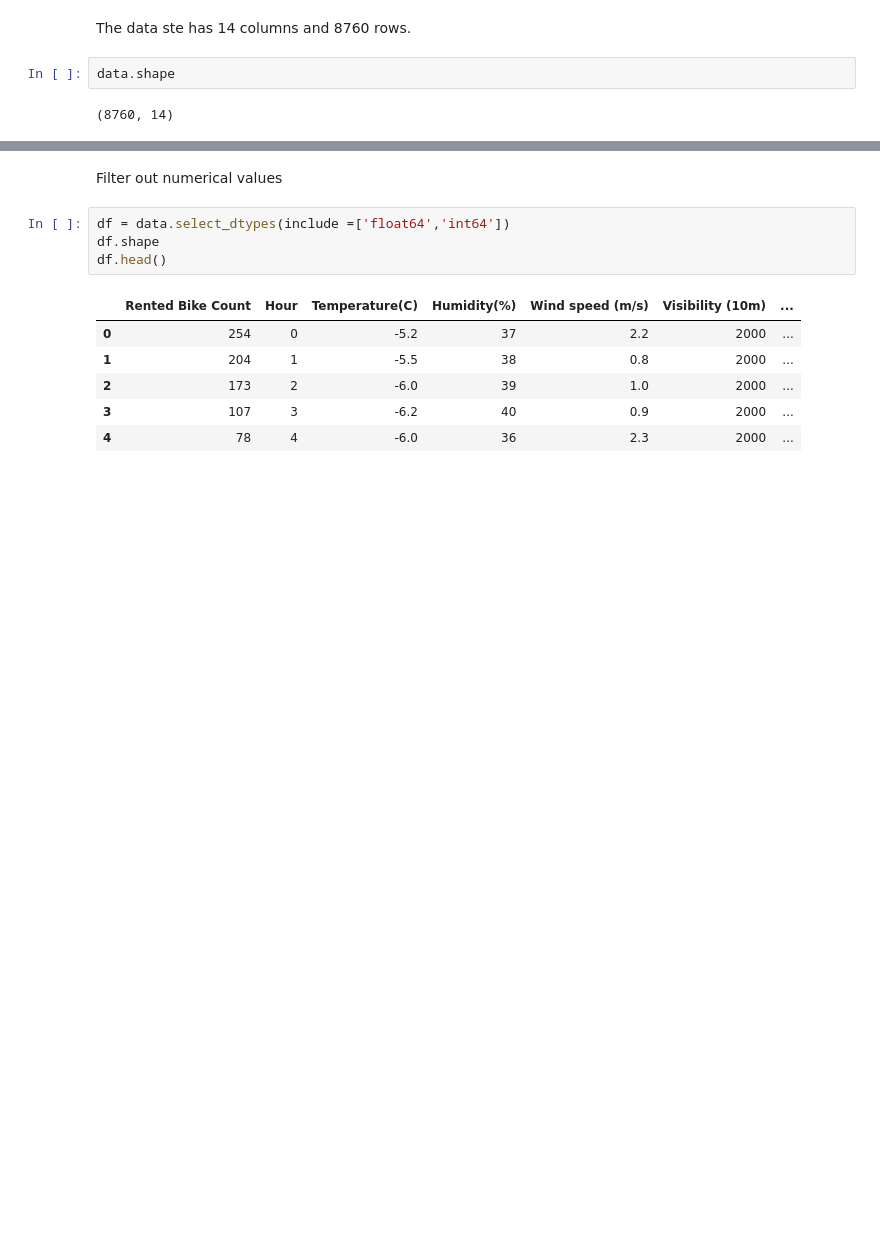
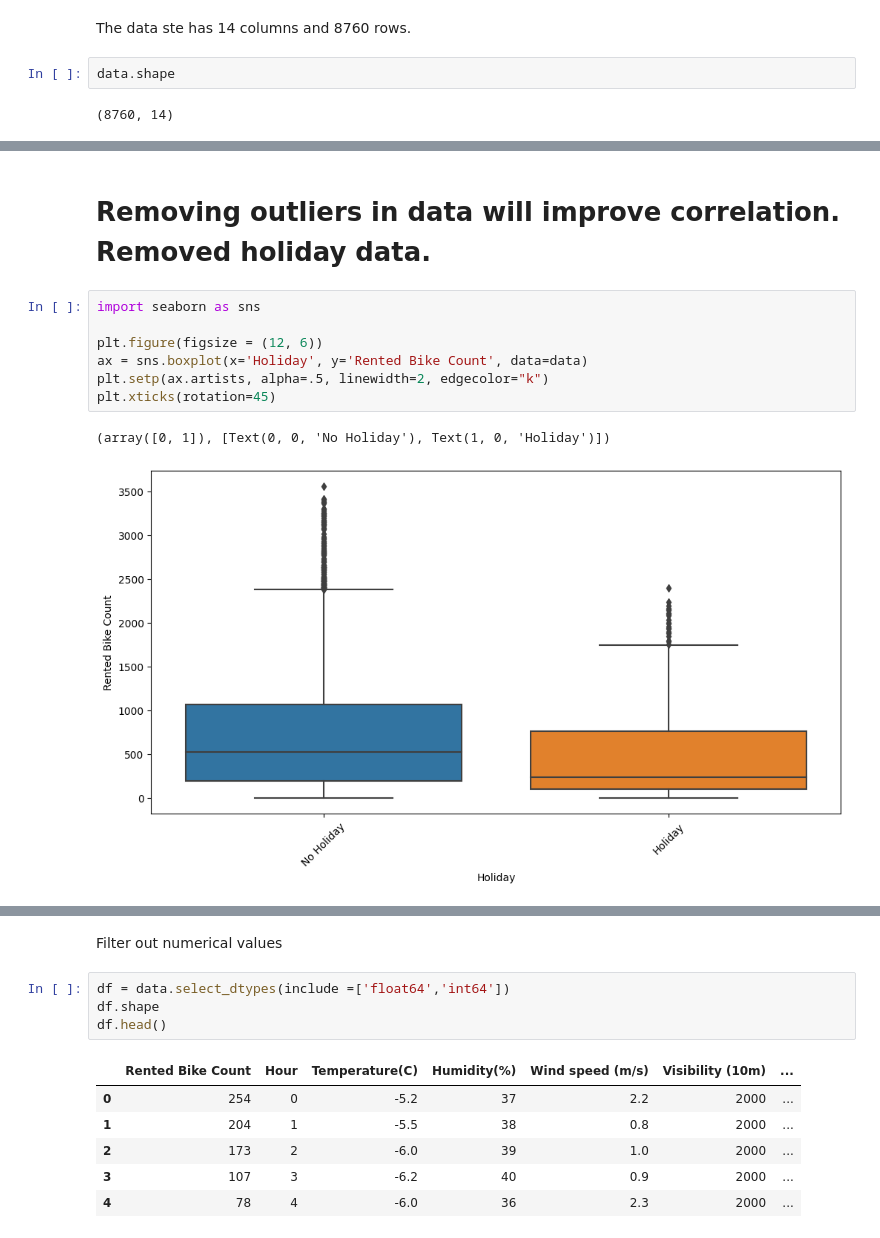
Before and after one commit to kigit2017/Houe-price-prediction, a Jupyter notebook: SeoulBike.ipynb, the cells around one changed output, grey strips where cells are left out. Cells and saved outputs as stored; diff of their text form; blank space fills up the shorter version.

```diff
--- a/SeoulBike.ipynb
+++ b/SeoulBike.ipynb
@@ -26,3 +46,15 @@ data.head()
 | 2 | 01/12/2017 | 173 | 2 | -6.0 | 39 | 1.0 | 2000 | ... |
 | 3 | 01/12/2017 | 107 | 3 | -6.2 | 40 | 0.9 | 2000 | ... |
 | 4 | 01/12/2017 | 78 | 4 | -6.0 | 36 | 2.3 | 2000 | ... |
+# %% [markdown]
+# **Removing outliers in data will improve correlation. Removed holiday data.**
+# %%
+import seaborn as sns
+
+plt.figure(figsize = (12, 6))
+ax = sns.boxplot(x='Holiday', y='Rented Bike Count', data=data)
+plt.setp(ax.artists, alpha=.5, linewidth=2, edgecolor="k")
+plt.xticks(rotation=45)
+# %% [output]
+(array([0, 1]), [Text(0, 0, 'No Holiday'), Text(1, 0, 'Holiday')])
+[figure, added]
```
Also changed, not shown: parts of 19 cells of this notebook.
